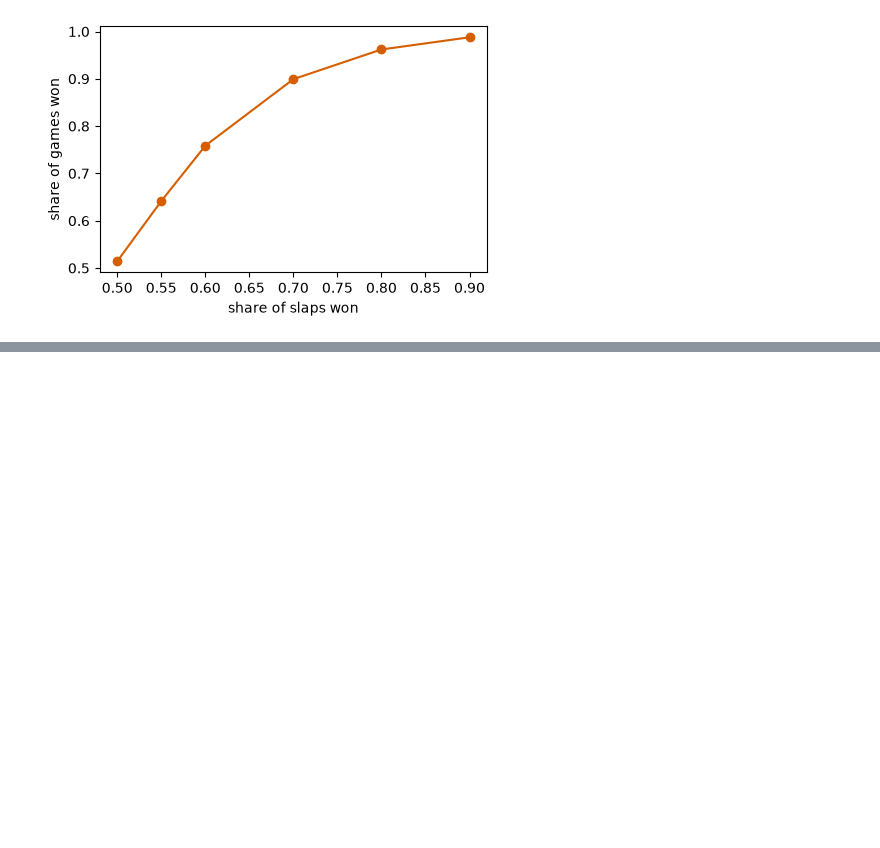
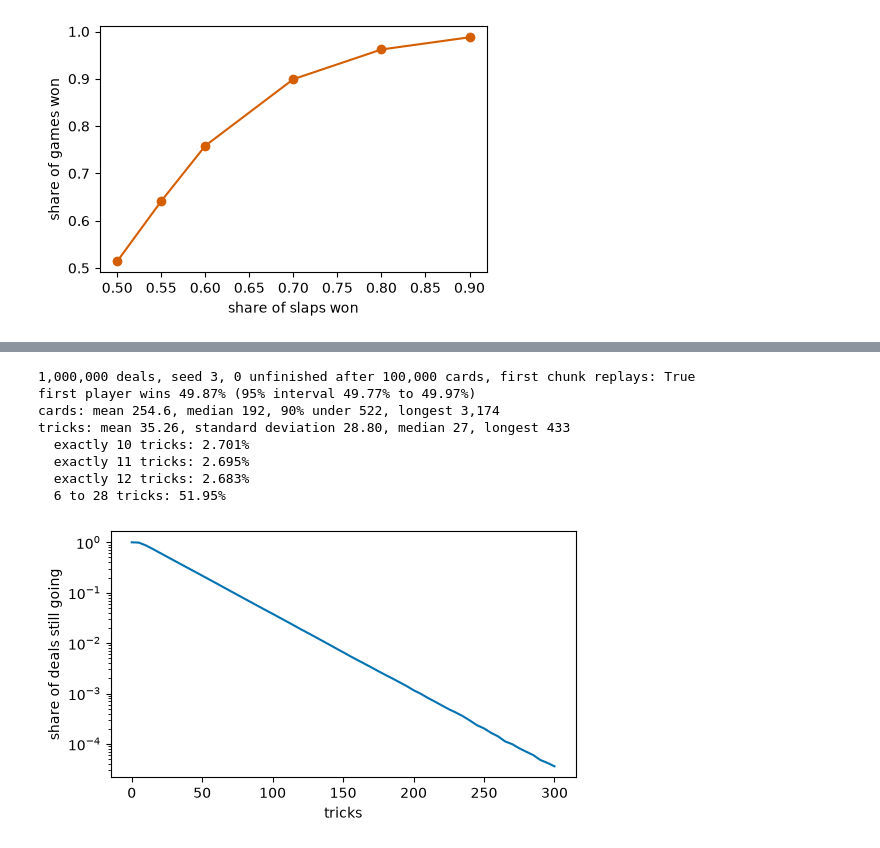
Before and after one commit to arclabs561/games, a Jupyter notebook: egyptian_ratscrew/egyptian_ratscrew.ipynb, the cells around one changed output, grey strips where cells are left out. Drawn from its saved outputs; the diff is of its cells as text; code cells hidden in the pictures; blank space fills up the shorter version.

```diff
--- a/egyptian_ratscrew/egyptian_ratscrew.ipynb
+++ b/egyptian_ratscrew/egyptian_ratscrew.ipynb
@@ -195,0 +235,31 @@ Slapping decides the game. A player who wins 55% of the slaps wins 64% of the ga
+# %%
+bmn = runs['beggar_my_neighbour']
+n = bmn['games'] - bmn['unfinished']
+lo, hi = wilson(bmn['wins'][0], n)
+tricks = {int(t): count for t, count in bmn['tricks_counts'].items()}
+print(f"{bmn['games']:,} deals, seed {bmn['seed']}, {bmn['unfinished']} unfinished after 100,000 cards, "
+      f"first chunk replays: {replays(bmn)}")
+print(f"first player wins {bmn['wins'][0] / n:.2%} (95% interval {lo:.2%} to {hi:.2%})")
+cards, length = bmn['cards'], bmn['tricks']
+print(f"cards: mean {cards['mean']:.1f}, median {cards['median']}, 90% under {cards['q90']}, longest {cards['max']:,}")
+print(f"tricks: mean {length['mean']:.2f}, standard deviation {length['sd']:.2f}, median {length['median']}, longest {length['max']}")
+for x in (10, 11, 12):
+    print(f'  exactly {x} tricks: {tricks[x] / n:.3%}')
+print(f'  6 to 28 tricks: {sum(v for x, v in tricks.items() if 6 <= x <= 28) / n:.2%}')
+
+xs = range(0, 301, 5)
+plt.figure(figsize=(6, 3.2))
+plt.semilogy(xs, [sum(v for t, v in tricks.items() if t > x) / n for x in xs], color='#0072B2')
+plt.xlabel('tricks')
+plt.ylabel('share of deals still going')
+plt.show()
+# %% [output]
+1,000,000 deals, seed 3, 0 unfinished after 100,000 cards, first chunk replays: True
+first player wins 49.87% (95% interval 49.77% to 49.97%)
+cards: mean 254.6, median 192, 90% under 522, longest 3,174
+tricks: mean 35.26, standard deviation 28.80, median 27, longest 433
+  exactly 10 tricks: 2.701%
+  exactly 11 tricks: 2.695%
+  exactly 12 tricks: 2.683%
+  6 to 28 tricks: 51.95%
+[figure, added]
```
Also changed, not shown: parts of 15 cells of this notebook, 7 other files.
